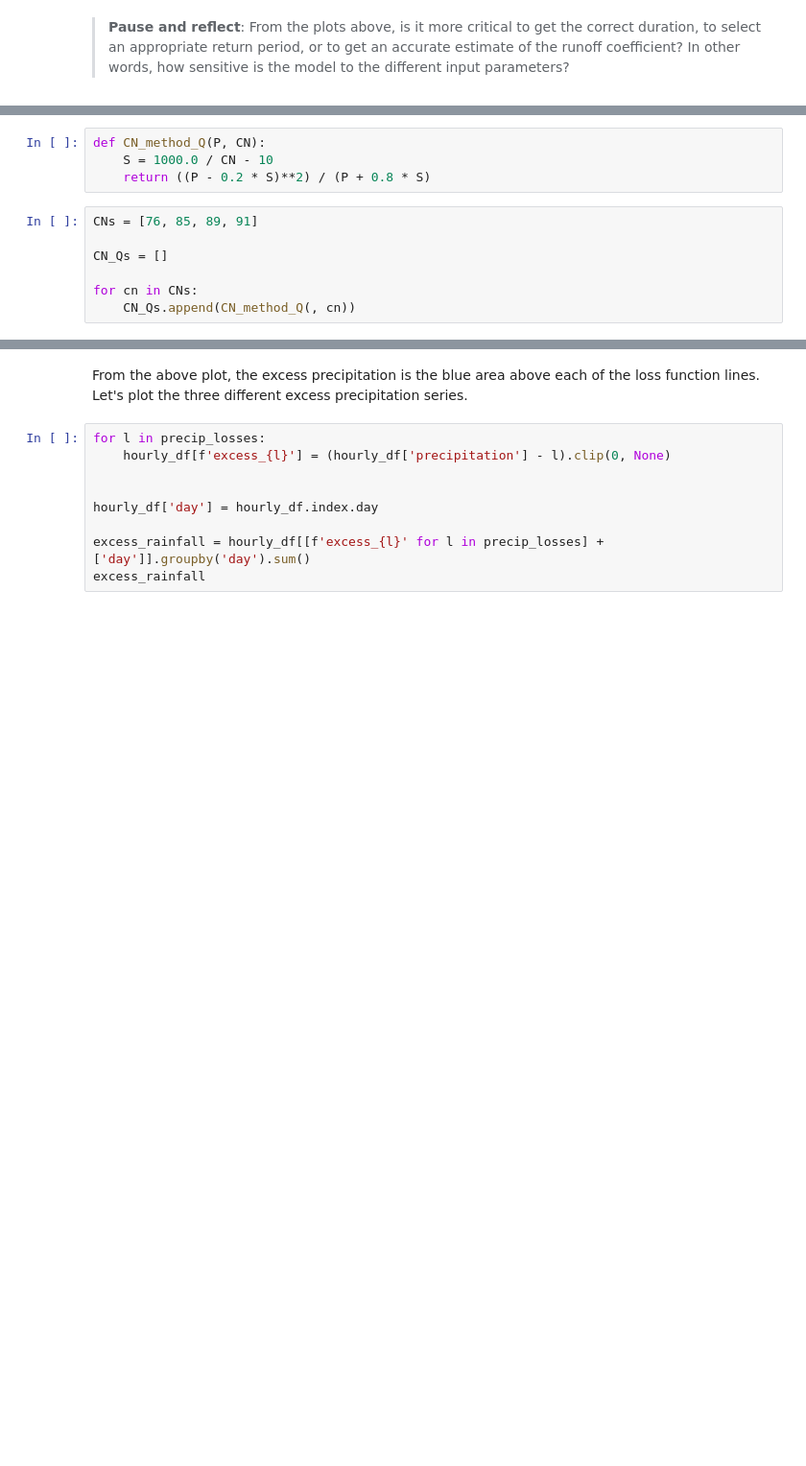
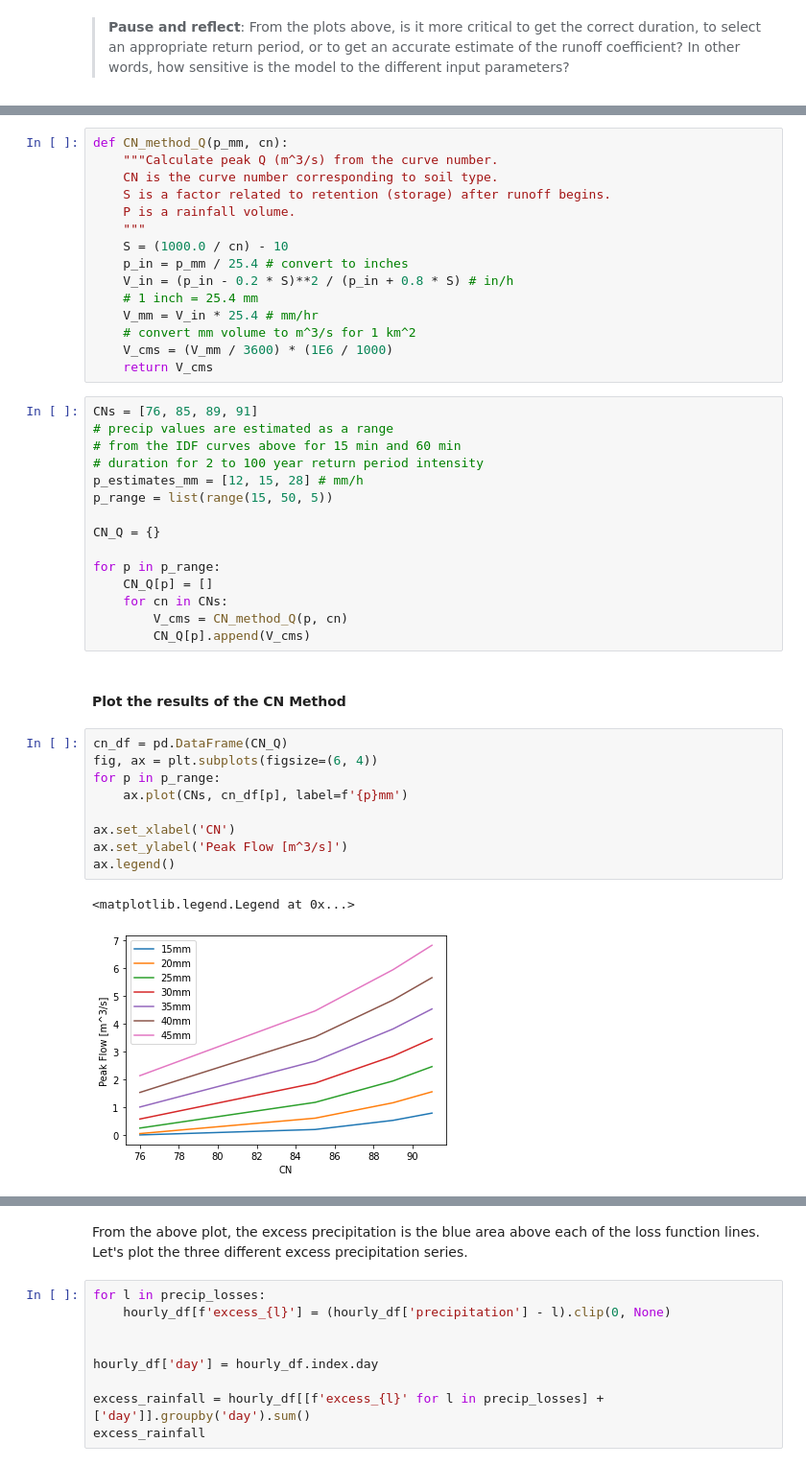
Before and after one commit to dankovacek/Engineering_Hydrology_Notebooks, a Jupyter notebook: content/notebooks/Notebook_4/Notebook_4.ipynb, the cells around one changed output, grey strips where cells are left out. Shown at 96% size. Drawn from its saved outputs; the diff is of its cells as text; blank space fills up the shorter version.

```diff
--- a/content/notebooks/Notebook_4/Notebook_4.ipynb
+++ b/content/notebooks/Notebook_4/Notebook_4.ipynb
@@ -334,11 +363,44 @@ $$T_t = \frac{0.007(nL)^{0.8}}{P_2^{0.5}s^{0.4}}$$
-# %%
-def CN_method_Q(P, CN):
-    S = 1000.0 / CN - 10
-    return ((P - 0.2 * S)**2) / (P + 0.8 * S)
-# %%
-CNs = [76, 85, 89, 91]
-
-CN_Qs = []
-
-for cn in CNs:
-    CN_Qs.append(CN_method_Q(, cn))
+# %%
+def CN_method_Q(p_mm, cn):
+    """Calculate peak Q (m^3/s) from the curve number.
+    CN is the curve number corresponding to soil type.
+    S is a factor related to retention (storage) after runoff begins.
+    P is a rainfall volume.
+    """
+    S = (1000.0 / cn) - 10
+    p_in = p_mm / 25.4 # convert to inches
+    V_in = (p_in - 0.2 * S)**2 / (p_in + 0.8 * S) # in/h
+    # 1 inch = 25.4 mm
+    V_mm = V_in * 25.4 # mm/hr
+    # convert mm volume to m^3/s for 1 km^2
+    V_cms = (V_mm / 3600) * (1E6 / 1000)
+    return V_cms
+# %%
+CNs = [76, 85, 89, 91]
+# precip values are estimated as a range
+# from the IDF curves above for 15 min and 60 min
+# duration for 2 to 100 year return period intensity
+p_estimates_mm = [12, 15, 28] # mm/h
+p_range = list(range(15, 50, 5))
+
+CN_Q = {}
+
+for p in p_range:
+    CN_Q[p] = []
+    for cn in CNs:
+        V_cms = CN_method_Q(p, cn)
+        CN_Q[p].append(V_cms)
+# %% [markdown]
+#### Plot the results of the CN Method
+# %%
+cn_df = pd.DataFrame(CN_Q)
+fig, ax = plt.subplots(figsize=(6, 4))
+for p in p_range:
+    ax.plot(CNs, cn_df[p], label=f'{p}mm')
+
+ax.set_xlabel('CN')
+ax.set_ylabel('Peak Flow [m^3/s]')
+ax.legend()
+# %% [output]
+<matplotlib.legend.Legend at 0x...>
+[figure, added]
```
Also changed, not shown: parts of 31 cells of this notebook.
